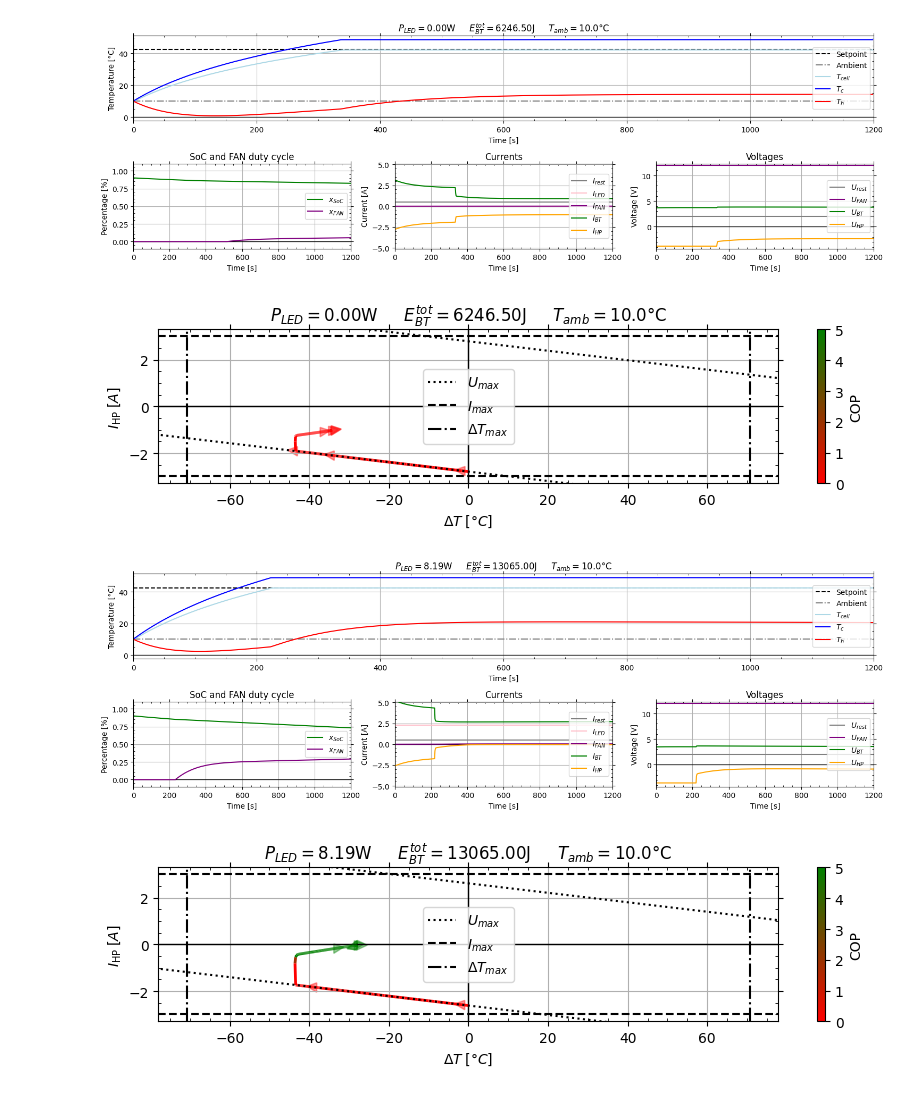
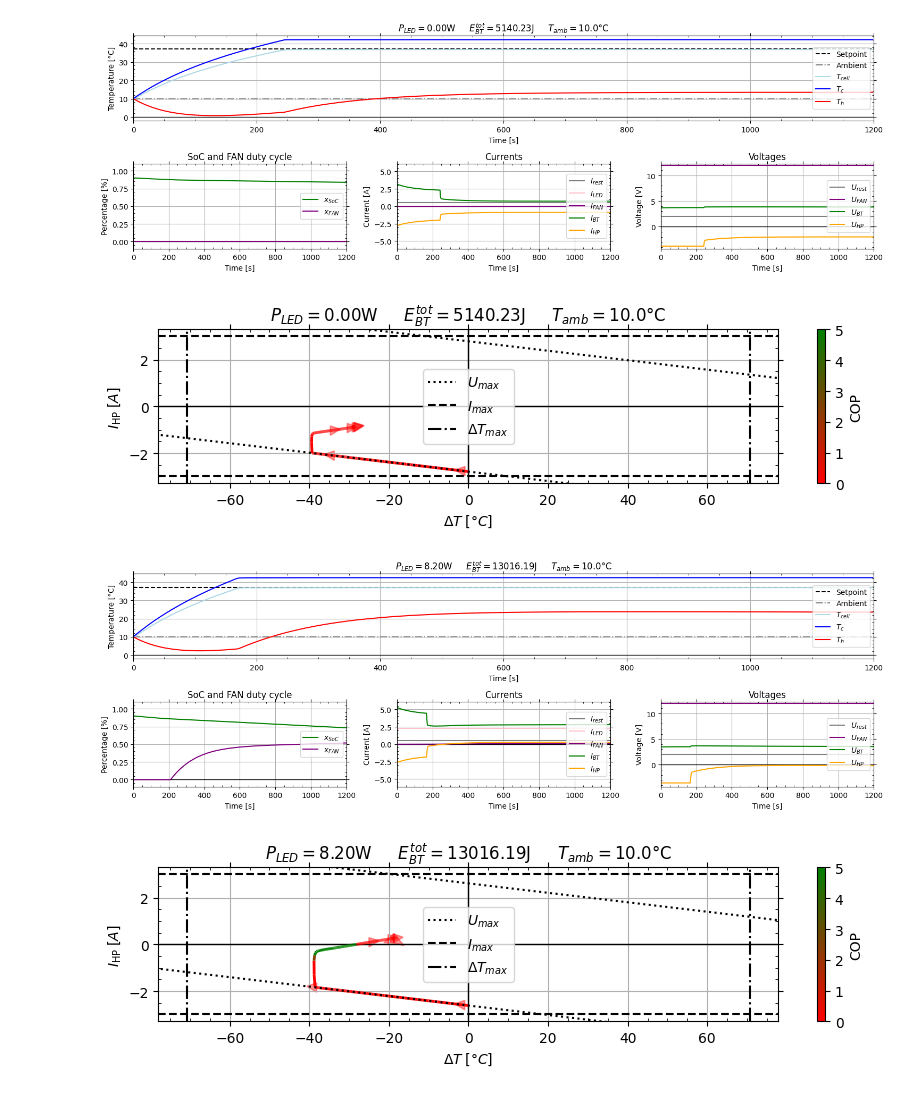
Before and after one commit to Jackmastro/Semester_Project, a Jupyter notebook: notebooks/main_simulation.ipynb, the cells around one changed output. Saved outputs shown, nothing was run; the diff lists cells and outputs as text; code cells hidden in the pictures.

Commit message:
linearization of x_FAN done with parameters debuggged setpoint LQR

```diff
--- a/notebooks/main_simulation.ipynb
+++ b/notebooks/main_simulation.ipynb
@@ -75,9 +75,9 @@ for traj_2 in range(num_traj_2):
 
         pid_controller = PIDController(kp, ki, kd, setpoint_T_cell, dt_disc, output_limits)
 
-        R_frac = (model.R_4_lambda + model.R_5) / model.R_5
-        setpoint_Tc = (setpoint_T_cell - model.T_amb) * R_frac + model.T_amb
-        pid_Tc_controller = PIDController_Tc(kp, ki, kd, setpoint_Tc, dt_disc, output_limits)
+        # R_frac = (model.R_4_lambda + model.R_5) / model.R_5
+        # setpoint_Tc = (setpoint_T_cell - model.T_amb) * R_frac + model.T_amb
+        # pid_controller_Tc = PIDController_Tc(kp, ki, kd, setpoint_T_cell, dt_disc, output_limits)
 
         # LQR
         A, B, h, C, D, l = model.get_continuous_linearization()
@@ -91,7 +91,7 @@ for traj_2 in range(num_traj_2):
         r2 = 1
         R = np.array([[r1, 0 ],
                     [0,  r2]])
-        lqr_controller = LQRController_cont(model, setpoint_Tc, A, B, Q, R)
+        lqr_controller = LQRController_cont(model, setpoint_T_cell, A=A, B=B, Q=Q, R=R)
 
         # Save matrices as csv
         # directory = 'C:\\Users\\giaco\\Git_Repositories\\Semester_Thesis_1\\notebooks\\state_space\\'
@@ -103,34 +103,34 @@ for traj_2 in range(num_traj_2):
         # Simulation
         sim = Simulation(model=model, controller=lqr_controller, dt=dt_sim, time_span=time_span)
 
         # Run the simulation
         results = sim.run()
         results['id_traj_1'] = traj_1
         results['id_traj_2'] = traj_2
         simulation_results.append(results)
 
         # Plot
         P_LED = np.mean(results["U_BT"].to_numpy()) * I_LED * x_LED_tot # W
         title_P_LED = r"$P_{LED} =$" + f"{P_LED:.2f}W"
 
         E_BT_tot = np.trapezoid(results["U_BT"].to_numpy() * results["I_BT"].to_numpy(), results["time"].to_numpy()) # J
         title_E_BT = r"$E_{BT}^{tot} =$" + f"{E_BT_tot:.2f}J"
 
         title_T_amb = r"$T_{amb} =$" + f"{conv_temp(T_amb, 'K', 'C'):.1f}°C"
 
         title = title_P_LED + "     " + title_E_BT + "     " + title_T_amb
 
         titles.append(title_P_LED)
 
         sim.plot_time_results(title)
         sim.plot_current_temperature(title)
 
 # All results
 all_results_df = pd.concat(
     [df.assign(id_traj_1=i) for i, df in enumerate(simulation_results)]
 ).set_index(['id_traj_1', 'id_traj_2', 'time']) # MultiIndex
 # %% [output]
-[figure, old version]
+[figure, new version]
-[figure, old version]
+[figure, new version]
-[figure, old version]
+[figure, new version]
-[figure, old version]
+[figure, new version]
```
Also changed, not shown: parts of 2 cells of this notebook, 6 other files.
